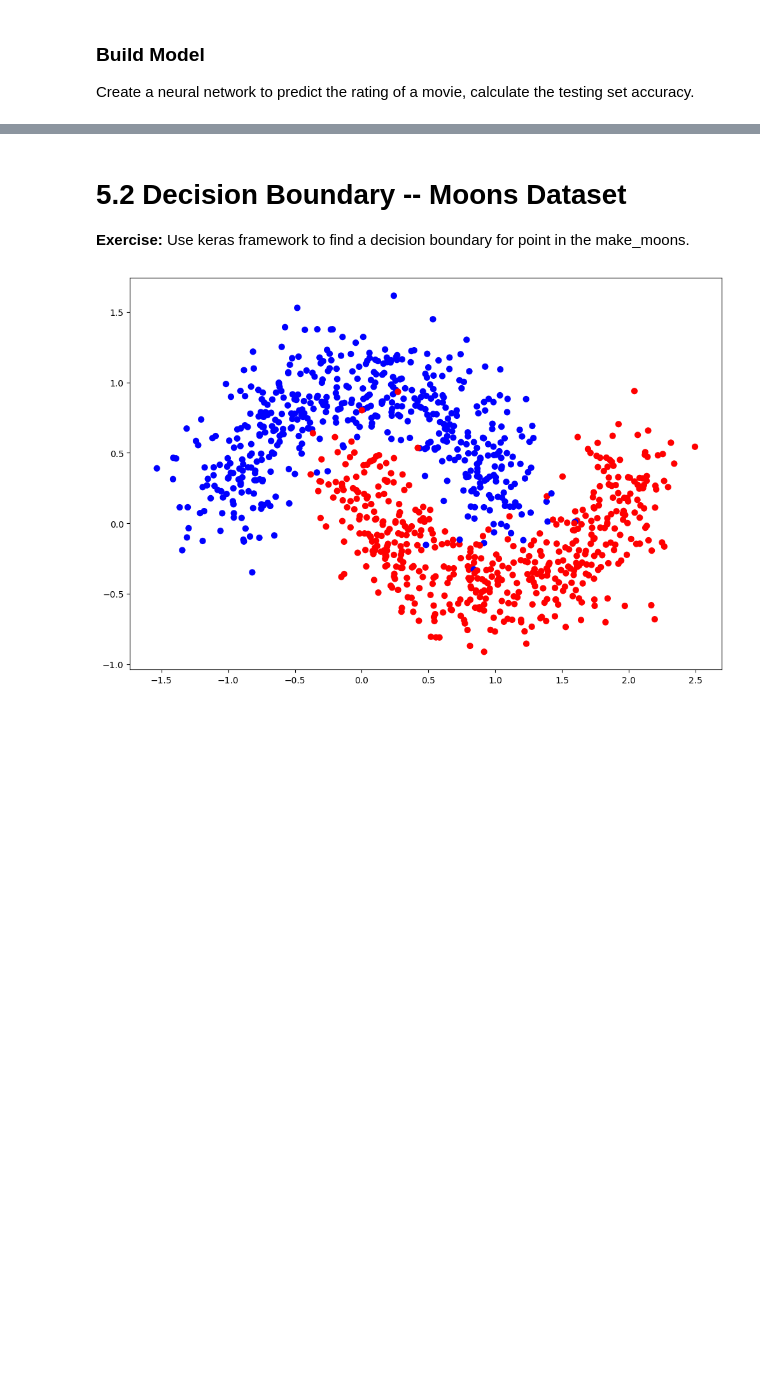
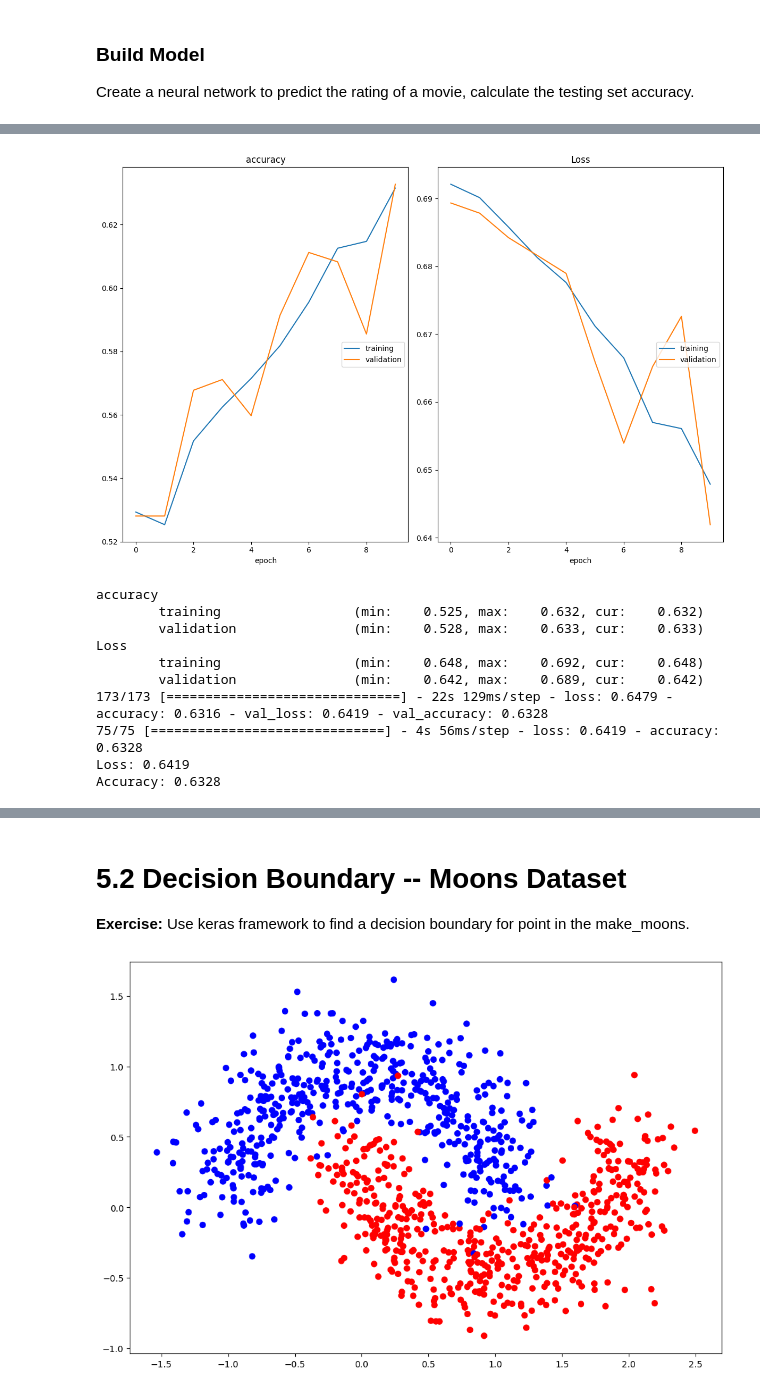
Before and after one commit to AnguieGarciaB/topicosanalitica, a Jupyter notebook: exercises/E5-NeuralNetworksKeras.ipynb, the cells around one changed output, grey strips where cells are left out. Saved outputs shown, nothing was run; the diff lists cells and outputs as text; code cells hidden in the pictures; blank space fills up the shorter version.

```diff
--- a/exercises/E5-NeuralNetworksKeras.ipynb
+++ b/exercises/E5-NeuralNetworksKeras.ipynb
@@ -190,0 +476,44 @@ from livelossplot import PlotLossesKeras
+# %%
+from tensorflow.keras.models import Sequential
+from tensorflow.keras.layers import LSTM, Dense
+
+# Crear el modelo
+model = Sequential()
+
+# Agregar la capa LSTM como primera capa
+model.add(LSTM(64, input_shape=(189, 1)))  # La entrada a la capa LSTM es una secuencia de longitud 189 y dimensión 1
+
+# Agregar una capa oculta densa
+model.add(Dense(32, activation='relu'))
+
+# Agregar la capa de salida con activación sigmoide para problemas de clasificación binaria
+model.add(Dense(1, activation='sigmoid'))
+
+# Compilar el modelo con binary crossentropy como función de pérdida y optimizador 'adam'
+model.compile(loss='binary_crossentropy', optimizer='adam', metrics=['accuracy'])
+
+# Resumen del modelo
+model.summary()
+
+model.fit(X_train, y_train, validation_data=[X_test, y_test],
+          batch_size=32, epochs=10, verbose=1,
+          callbacks=[PlotLossesKeras()])
+
+# Evaluar el modelo en el conjunto de test
+loss, accuracy = model.evaluate(X_test, y_test)
+
+# Imprimir la pérdida y la precisión en el conjunto de test
+print(f'Loss: {loss:.4f}')
+print(f'Accuracy: {accuracy:.4f}')
+# %% [output]
+[figure, added]
+accuracy
+        training                 (min:    0.525, max:    0.632, cur:    0.632)
+        validation               (min:    0.528, max:    0.633, cur:    0.633)
+Loss
+        training                 (min:    0.648, max:    0.692, cur:    0.648)
+        validation               (min:    0.642, max:    0.689, cur:    0.642)
+173/173 [==============================] - 22s 129ms/step - loss: 0.6479 - accuracy: 0.6316 - val_loss: 0.6419 - val_accuracy: 0.6328
+75/75 [==============================] - 4s 56ms/step - loss: 0.6419 - accuracy: 0.6328
+Loss: 0.6419
+Accuracy: 0.6328
```
Also changed, not shown: parts of 54 cells of this notebook.
